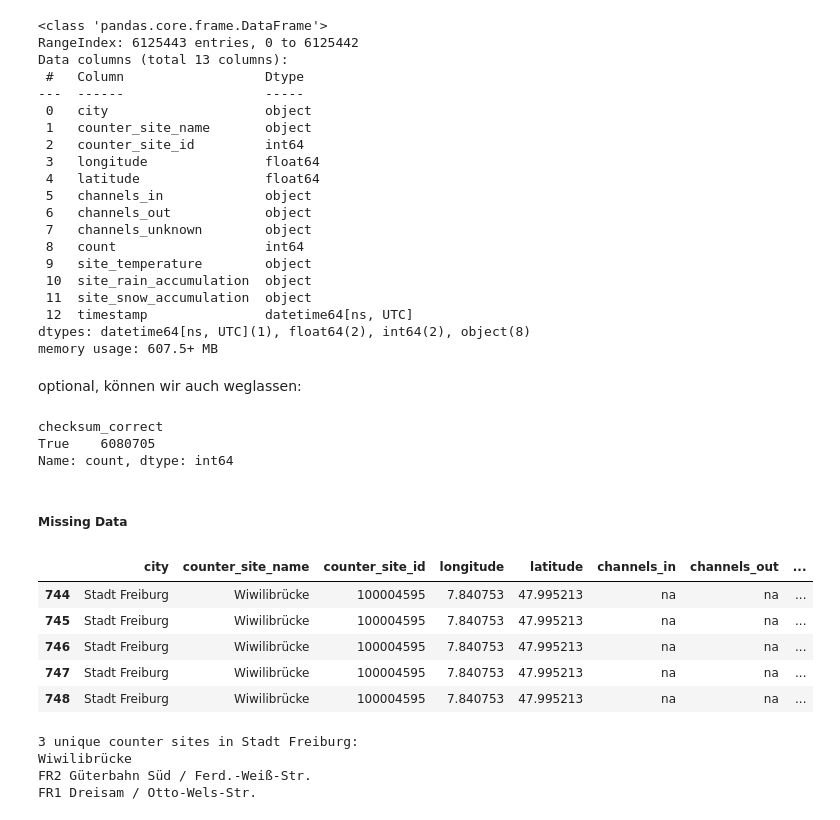
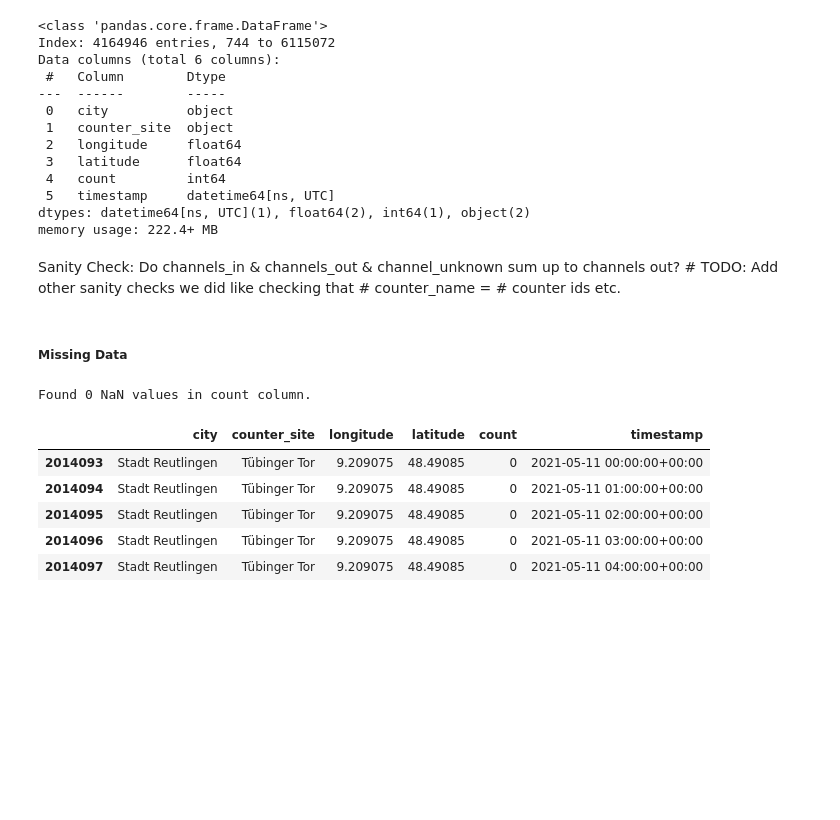
Before and after one commit to skessler01/data_literacy, a Jupyter notebook: notebooks/pipeline.ipynb, the cells around one changed output. Saved outputs shown, nothing was run; the diff lists cells and outputs as text; code cells hidden in the pictures; blank space fills up the shorter version.

```diff
--- a/notebooks/pipeline.ipynb
+++ b/notebooks/pipeline.ipynb
@@ -150,31 +131,24 @@ data_cleaned.head()
 # %%
-data_cleaned.info()
+bike_data.info()
 # %% [output]
 <class 'pandas.core.frame.DataFrame'>
-RangeIndex: 6125443 entries, 0 to 6125442
-Data columns (total 13 columns):
- #   Column                  Dtype
----  ------                  -----
- 0   city                    object
- 1   counter_site_name       object
- 2   counter_site_id         int64
- 3   longitude               float64
- 4   latitude                float64
- 5   channels_in             object
- 6   channels_out            object
- 7   channels_unknown        object
- 8   count                   int64
- 9   site_temperature        object
- 10  site_rain_accumulation  object
- 11  site_snow_accumulation  object
- 12  timestamp               datetime64[ns, UTC]
-dtypes: datetime64[ns, UTC](1), float64(2), int64(2), object(8)
-memory usage: 607.5+ MB
+Index: 4164946 entries, 744 to 6115072
+Data columns (total 6 columns):
+ #   Column        Dtype
+---  ------        -----
+ 0   city          object
+ 1   counter_site  object
+ 2   longitude     float64
+ 3   latitude      float64
+ 4   count         int64
+ 5   timestamp     datetime64[ns, UTC]
+dtypes: datetime64[ns, UTC](1), float64(2), int64(1), object(2)
+memory usage: 222.4+ MB
 # %% [markdown]
-optional, können wir auch weglassen:
+Sanity Check: Do channels_in & channels_out & channel_unknown sum up to channels out? # TODO: Add other sanity checks we did like checking that # counter_name = # counter ids etc.
 # %%
-data_checksum = data_cleaned.copy()
-# ersetze 'na' Werte in den 3 channel spalten durch 0, um Checksum berechnen zu können, Kommentar - Silja: Ich würde NaNs/Na nicht auf 0 setzen, da 0 auch ein valider Wert sein kann
+data_checksum = bike_data_raw.copy()
+# ersetze 'na' Werte in den 3 channel spalten durch 0, um Checksum berechnen zu können
 data_checksum['channels_in'] = np.where(data_checksum['channels_in'].eq('na'), 0, data_checksum['channels_in'])
 data_checksum['channels_out'] = np.where(data_checksum['channels_out'].eq('na'), int(0), data_checksum['channels_out'])
 data_checksum['channels_unknown'] = np.where(data_checksum['channels_unknown'].eq('na'), int(0), data_checksum['channels_unknown'])
@@ -186,35 +160,26 @@ sum_cols = ['channels_in', 'channels_out', 'channels_unknown']
 # Prüfe, ob die Summe der 3 channel Spalten der count Spalte entspricht
 data_checksum['checksum_correct'] = data_checksum[sum_cols].sum(axis=1).eq(data_checksum['count'])
 print(data_checksum['checksum_correct'].value_counts())
-# %% [output]
-checksum_correct
-True    6080705
-Name: count, dtype: int64
 # %% [markdown]
 ##### Missing Data
 # %%
-# Read in csv file with full data
-bike_data = pd.read_csv("../data/cleaned_full_data.csv", low_memory=False)
+# Read in csv. file with full data
+bike_data = pd.read_csv("../data/full_bike_data_cleaned.csv", low_memory=False)
+# %%
+# Check for NaNs in 'count' column
+nan_counts = bike_data['count'].isna().sum()
+print(f'Found {nan_counts} NaN values in count column.')
+# %% [output]
+Found 0 NaN values in count column.
 # %%
-# Get data for Freiburg
-city = "Stadt Freiburg"
+# Get data for for specific city
+city = "Stadt Reutlingen"
 bike_data_city = bike_data[bike_data['city'] == city]
 bike_data_city.head()
 # %% [output]
-|  | city | counter_site_name | counter_site_id | longitude | latitude | channels_in | channels_out | ... |
-| 744 | Stadt Freiburg | Wiwilibrücke | 100004595 | 7.840753 | 47.995213 | na | na | ... |
-| 745 | Stadt Freiburg | Wiwilibrücke | 100004595 | 7.840753 | 47.995213 | na | na | ... |
-| 746 | Stadt Freiburg | Wiwilibrücke | 100004595 | 7.840753 | 47.995213 | na | na | ... |
-| 747 | Stadt Freiburg | Wiwilibrücke | 100004595 | 7.840753 | 47.995213 | na | na | ... |
-| 748 | Stadt Freiburg | Wiwilibrücke | 100004595 | 7.840753 | 47.995213 | na | na | ... |
+|  | city | counter_site | longitude | latitude | count | timestamp |
+| 2014093 | Stadt Reutlingen | Tübinger Tor | 9.209075 | 48.49085 | 0 | 2021-05-11 00:00:00+00:00 |
+| 2014094 | Stadt Reutlingen | Tübinger Tor | 9.209075 | 48.49085 | 0 | 2021-05-11 01:00:00+00:00 |
+| 2014095 | Stadt Reutlingen | Tübinger Tor | 9.209075 | 48.49085 | 0 | 2021-05-11 02:00:00+00:00 |
+| 2014096 | Stadt Reutlingen | Tübinger Tor | 9.209075 | 48.49085 | 0 | 2021-05-11 03:00:00+00:00 |
+| 2014097 | Stadt Reutlingen | Tübinger Tor | 9.209075 | 48.49085 | 0 | 2021-05-11 04:00:00+00:00 |
-# %%
-# Get unique counter sites in Freiburg
-unique_counters = bike_data_city['counter_site_name'].unique()
-print(f'{len(unique_counters)} unique counter sites in {city}:')
-for counter in unique_counters:
-    print(counter)
-# %% [output]
-3 unique counter sites in Stadt Freiburg:
-Wiwilibrücke
-FR2 Güterbahn Süd / Ferd.-Weiß-Str.
-FR1 Dreisam / Otto-Wels-Str.
```
Also changed, not shown: parts of 25 cells of this notebook.
